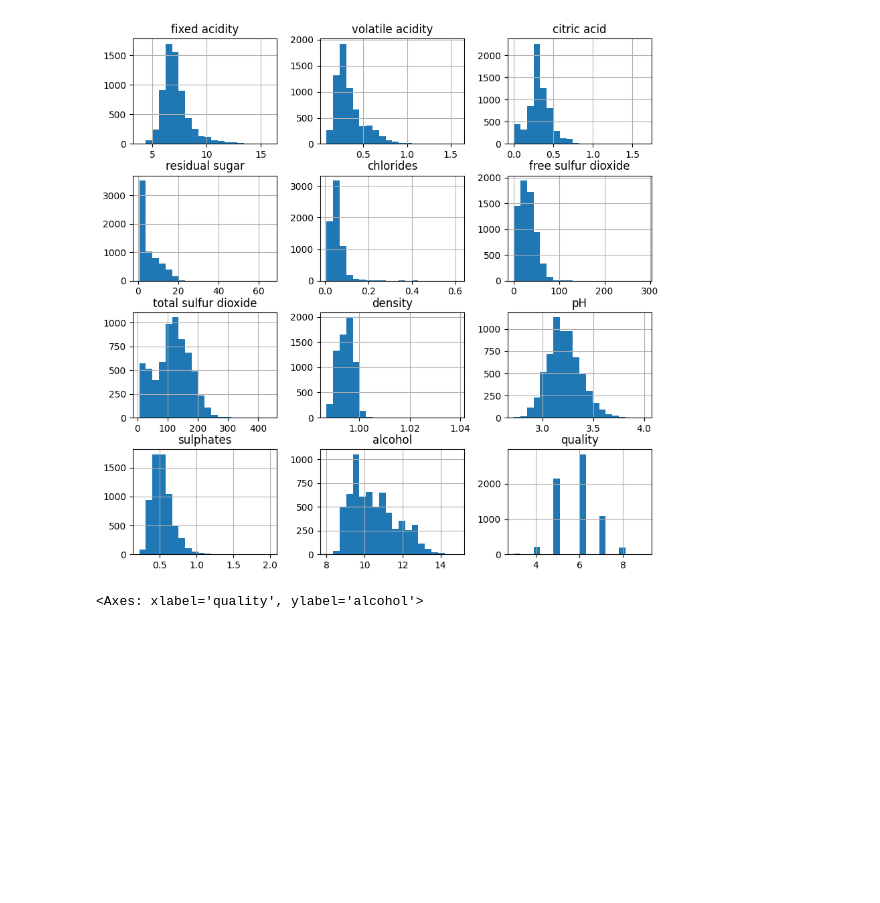
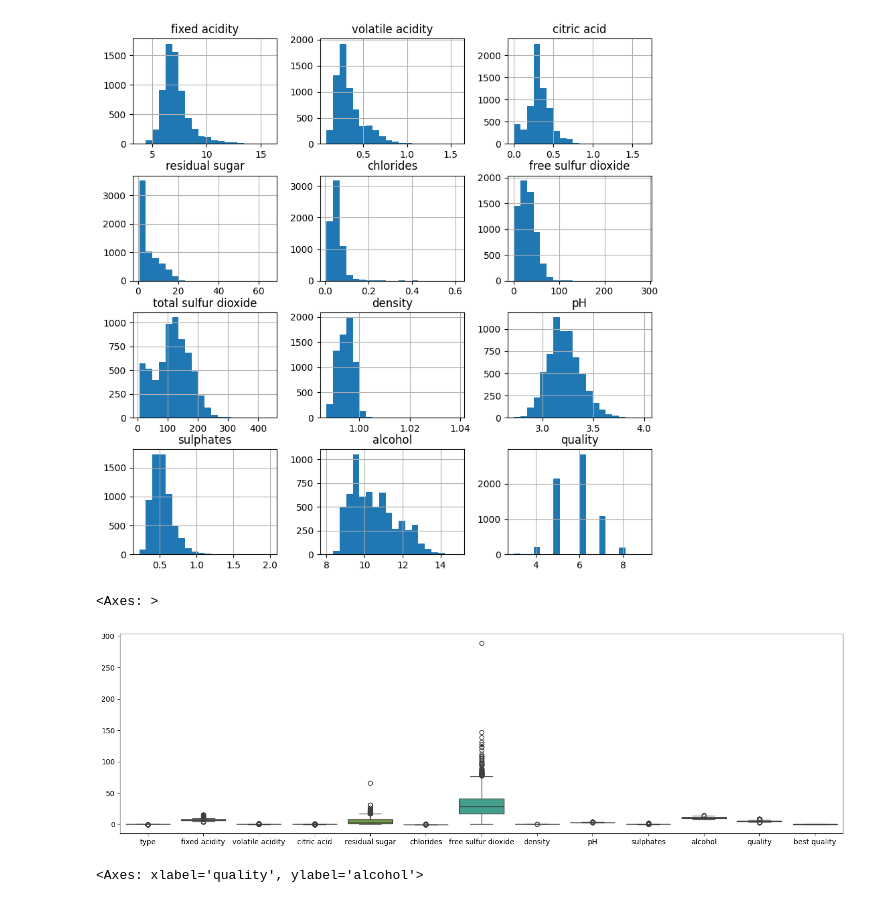
Before and after one commit to Afsoon-Ghazanfari/DataScienceRoadMap, a Jupyter notebook: Wine_Quality_Prediction.ipynb, the cells around one changed output. Cells and saved outputs as stored; diff of their text form; code cells hidden in the pictures; blank space fills up the shorter version.

```diff
--- a/Wine_Quality_Prediction.ipynb
+++ b/Wine_Quality_Prediction.ipynb
@@ -152,6 +152,13 @@ df.hist(bins=20, figsize=(10, 10))
 plt.show()
 # %% [output]
 [figure]
+# %%
+plt.figure(figsize=(18, 5))
+sns.boxplot(df)
+#to see outliers
+# %% [output]
+<Axes: >
+[figure, added]
 # %%
 sns.barplot(x=df['quality'],y=df['alcohol'])
 
```
Also changed, not shown: parts of 5 cells of this notebook.
